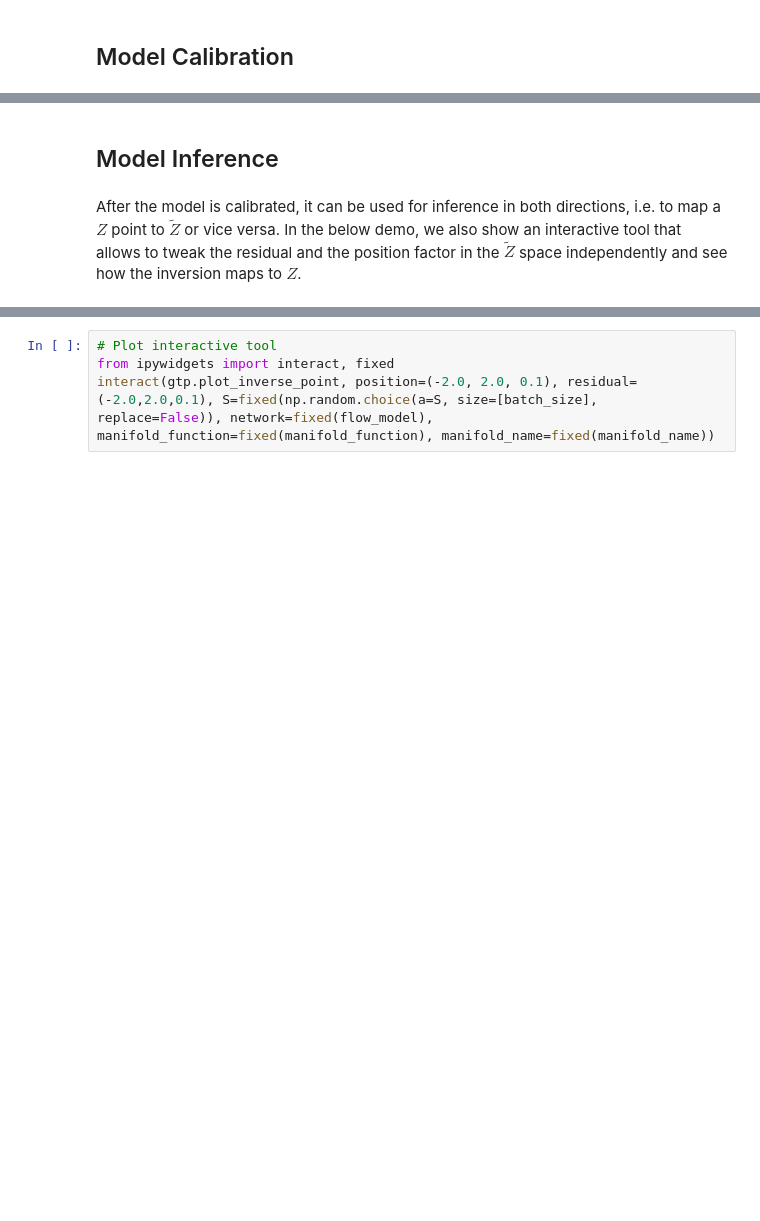
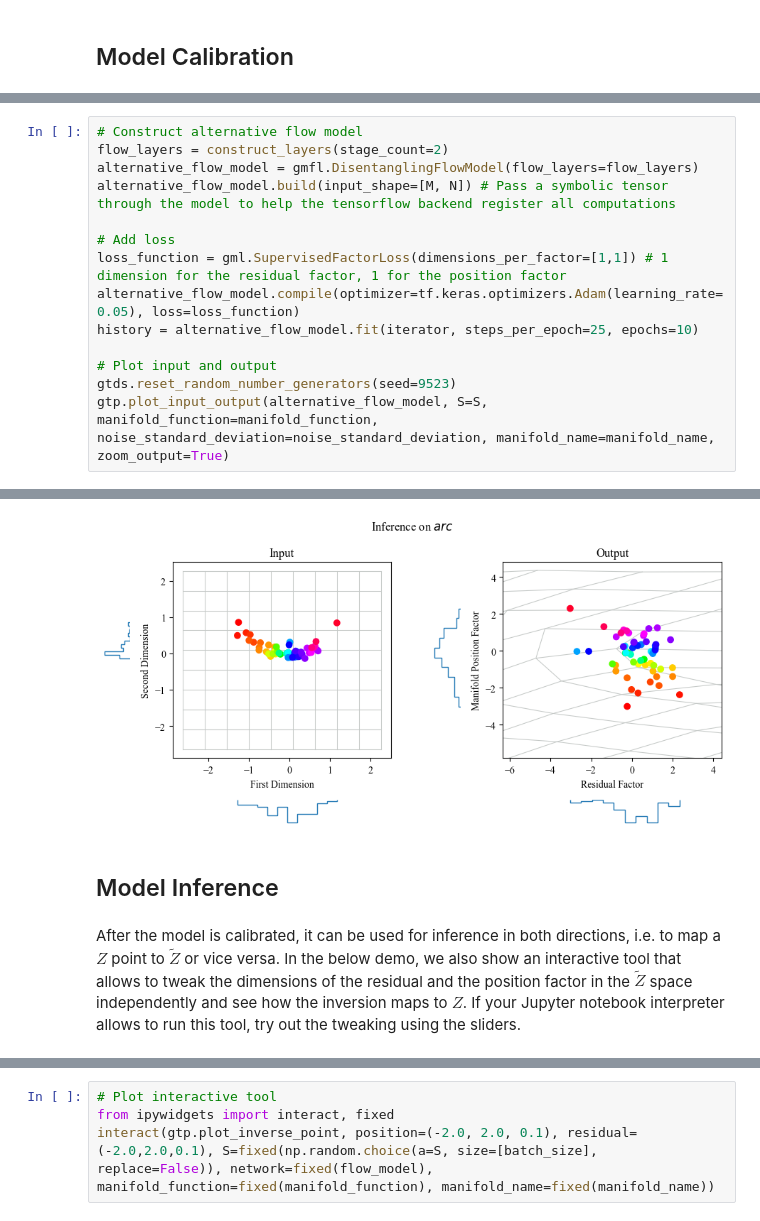
Before and after one commit to TimHenry1995/gyoza, a Jupyter notebook: tutorials/Tutorial 0 - Getting Started with Disentantling Flow Models.ipynb, the cells around one changed output, grey strips where cells are left out. Cells and saved outputs as stored; diff of their text form; blank space fills up the shorter version.

```diff
--- a/tutorials/Tutorial 0 - Getting Started with Disentantling Flow Models.ipynb
+++ b/tutorials/Tutorial 0 - Getting Started with Disentantling Flow Models.ipynb
@@ -262,0 +288,15 @@ flow_model.variables[1]
+# %%
+# Construct alternative flow model
+flow_layers = construct_layers(stage_count=2)
+alternative_flow_model = gmfl.DisentanglingFlowModel(flow_layers=flow_layers)
+alternative_flow_model.build(input_shape=[M, N]) # Pass a symbolic tensor through the model to help the tensorflow backend register all computations
+
+# Add loss
+loss_function = gml.SupervisedFactorLoss(dimensions_per_factor=[1,1]) # 1 dimension for the residual factor, 1 for the position factor
+alternative_flow_model.compile(optimizer=tf.keras.optimizers.Adam(learning_rate=0.05), loss=loss_function)
+history = alternative_flow_model.fit(iterator, steps_per_epoch=25, epochs=10)
+
+# Plot input and output
+gtds.reset_random_number_generators(seed=9523)
+gtp.plot_input_output(alternative_flow_model, S=S, manifold_function=manifold_function, noise_standard_deviation=noise_standard_deviation, manifold_name=manifold_name, zoom_output=True)
+# %% [output]
@@ -263,6 +323,7 @@ flow_model.variables[1]
+[figure, added]
 # %% [markdown]
 ## Model Inference
 # %% [markdown]
-After the model is calibrated, it can be used for inference in both directions, i.e. to map a $Z$ point to $\tilde{Z}$ or vice versa. In the below demo, we also show an interactive tool that allows to tweak the residual and the position factor in the $\tilde{Z}$ space independently and see how the inversion maps to $Z$.
+After the model is calibrated, it can be used for inference in both directions, i.e. to map a $Z$ point to $\tilde{Z}$ or vice versa. In the below demo, we also show an interactive tool that allows to tweak the dimensions of the residual and the position factor in the $\tilde{Z}$ space independently and see how the inversion maps to $Z$. If your Jupyter notebook interpreter allows to run this tool, try out the tweaking using the sliders.
 # %%
 # Forward inference
```
Also changed, not shown: parts of 24 cells of this notebook, 9 other files.
